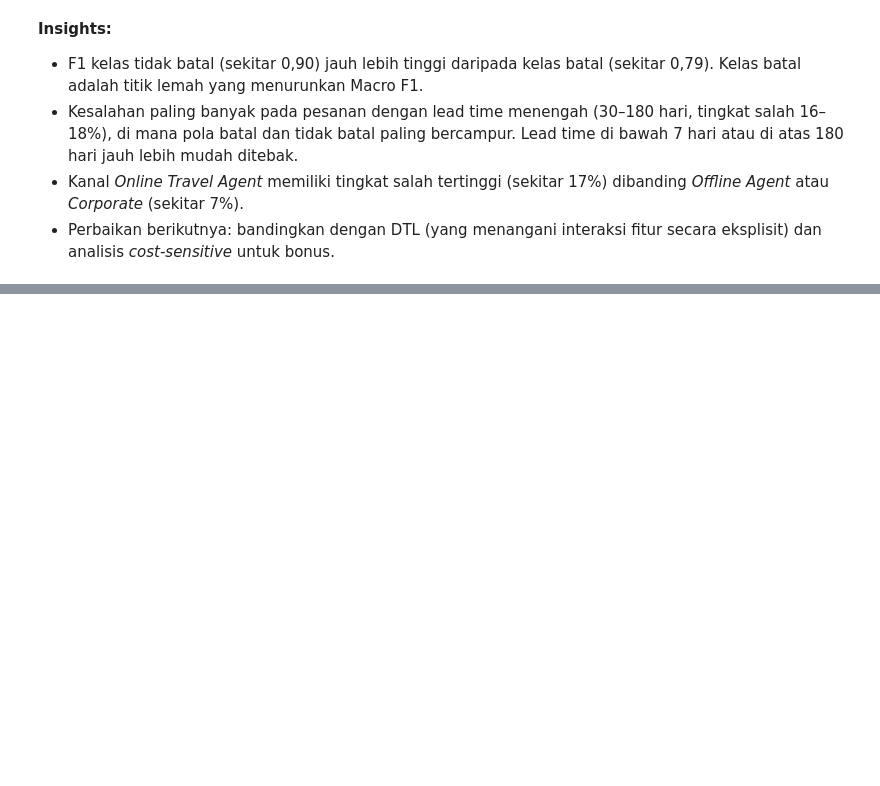
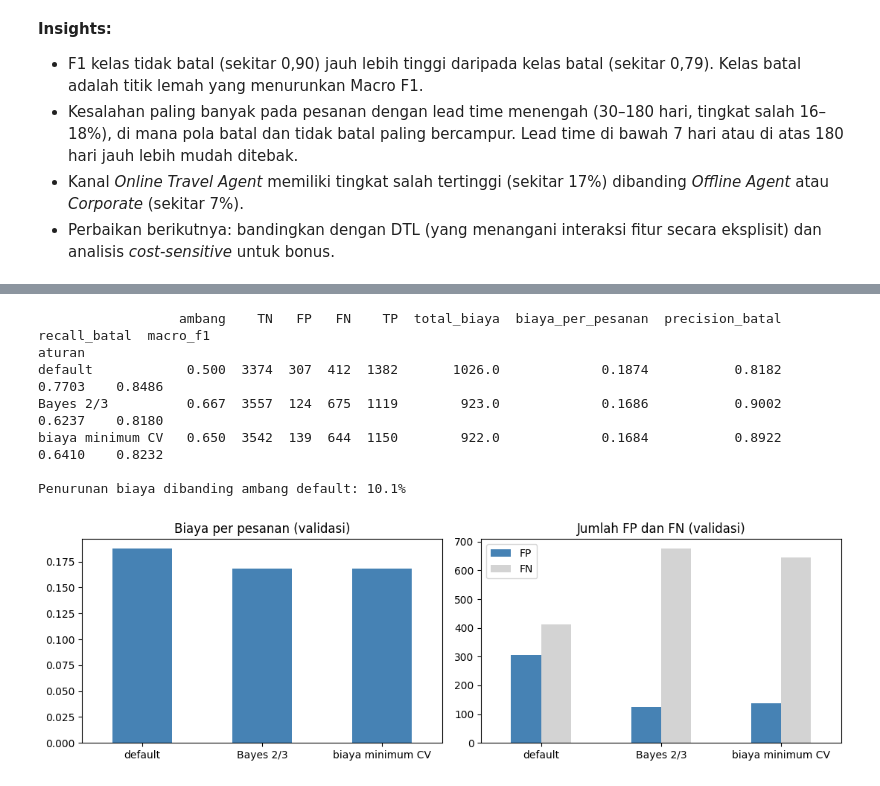
Before and after one commit to zizadhrmaa/IF3170_G25_IMKSIAI, a Jupyter notebook: src/Notebook_Tugas_Besar_2_IF3170_Inteligensi_Artifisial_2026_2027.ipynb, the cells around one changed output, grey strips where cells are left out. Saved outputs shown, nothing was run; the diff lists cells and outputs as text; code cells hidden in the pictures; blank space fills up the shorter version.

```diff
--- a/src/Notebook_Tugas_Besar_2_IF3170_Inteligensi_Artifisial_2026_2027.ipynb
+++ b/src/Notebook_Tugas_Besar_2_IF3170_Inteligensi_Artifisial_2026_2027.ipynb
@@ -878,0 +968,44 @@ Online Travel Agent  0.167  3519
+# %%
+# Evaluasi ketiga ambang di data validasi dengan model KNN yang sama.
+val_proba = knn.predict_proba(X_val)[:, 1]
+# Ambang 0,5 harus memberi prediksi yang sama dengan knn.predict.
+assert np.array_equal((val_proba > 0.5).astype(int), knn_val_pred)
+
+cost_rows = []
+for name, t in [('default', 0.5), ('Bayes 2/3', BAYES_THRESHOLD), ('biaya minimum CV', CV_THRESHOLD)]:
+    pred = (val_proba > t).astype(int)
+    (tn, fp), (fn, tp) = confusion_matrix(y_val, pred)
+    total = misclassification_cost(y_val, pred, COST_FP, COST_FN)
+    cost_rows.append({
+        'aturan': name, 'ambang': round(t, 3), 'TN': tn, 'FP': fp, 'FN': fn, 'TP': tp,
+        'total_biaya': total,
+        'biaya_per_pesanan': total / len(y_val),
+        'precision_batal': tp / (tp + fp) if tp + fp > 0 else 0.0,
+        'recall_batal': tp / (tp + fn) if tp + fn > 0 else 0.0,
+        'macro_f1': macro_f1(y_val, pred),
+    })
+cost_table = pd.DataFrame(cost_rows).set_index('aturan')
+print(cost_table.round(4).to_string())
+
+saving = 1 - cost_table.loc['biaya minimum CV', 'total_biaya'] / cost_table.loc['default', 'total_biaya']
+print(f'\nPenurunan biaya dibanding ambang default: {saving:.1%}')
+
+fig, axes = plt.subplots(1, 2, figsize=(11, 3.5))
+cost_table['biaya_per_pesanan'].plot.bar(ax=axes[0], color=CFG.PLOT_COLOR)
+axes[0].set_title('Biaya per pesanan (validasi)')
+cost_table[['FP', 'FN']].plot.bar(ax=axes[1], color=[CFG.PLOT_COLOR, 'lightgray'])
+axes[1].set_title('Jumlah FP dan FN (validasi)')
+for ax in axes:
+    ax.set_xlabel('')
+    ax.tick_params(axis='x', rotation=0)
+plt.tight_layout()
+plt.show()
+# %% [output]
+                  ambang    TN   FP   FN    TP  total_biaya  biaya_per_pesanan  precision_batal  recall_batal  macro_f1
+aturan
+default            0.500  3374  307  412  1382       1026.0             0.1874           0.8182        0.7703    0.8486
+Bayes 2/3          0.667  3557  124  675  1119        923.0             0.1686           0.9002        0.6237    0.8180
+biaya minimum CV   0.650  3542  139  644  1150        922.0             0.1684           0.8922        0.6410    0.8232
+
+Penurunan biaya dibanding ambang default: 10.1%
+[figure, added]
```
Also changed, not shown: parts of 9 cells of this notebook, 1 other file.
